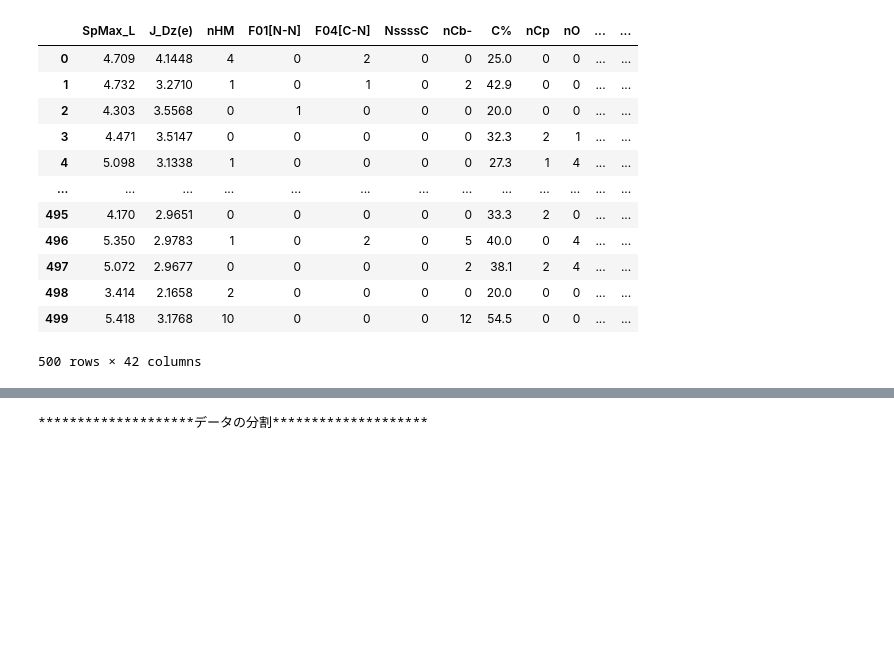
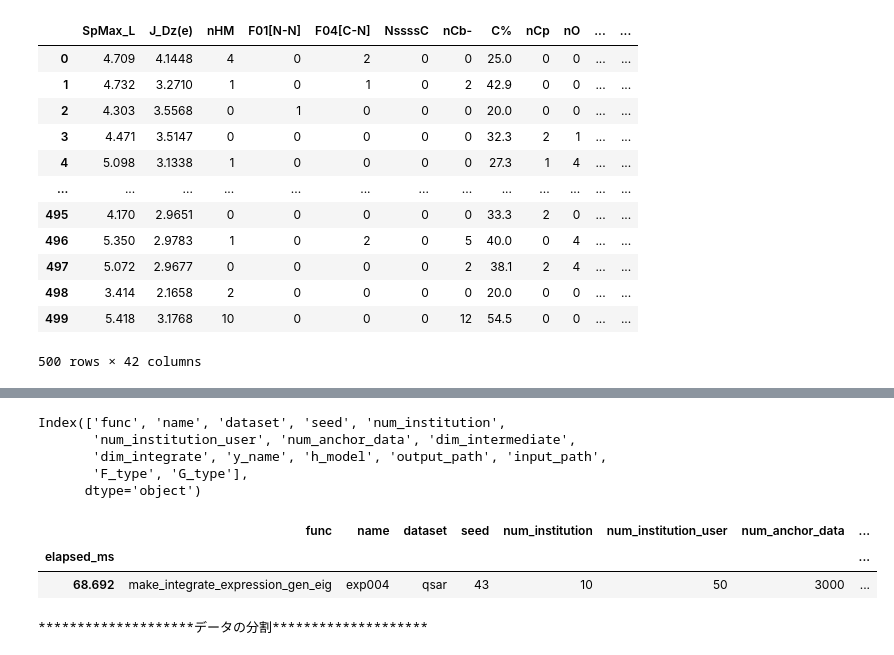
Before and after one commit to takano-lab/data-collaboration-analysis, a Jupyter notebook: src/suetake_debug.ipynb, the cells around one changed output, grey strips where cells are left out. Drawn from its saved outputs; the diff is of its cells as text; code cells hidden in the pictures; blank space fills up the shorter version.

```diff
--- a/src/suetake_debug.ipynb
+++ b/src/suetake_debug.ipynb
@@ -75,3 +99,17 @@ train_df
+# %%
+time_df.columns
+# %% [output]
+Index(['func', 'name', 'dataset', 'seed', 'num_institution',
+       'num_institution_user', 'num_anchor_data', 'dim_intermediate',
+       'dim_integrate', 'y_name', 'h_model', 'output_path', 'input_path',
+       'F_type', 'G_type'],
+      dtype='object')
+# %%
+time_df
+# %% [output]
+|  | func | name | dataset | seed | num_institution | num_institution_user | num_anchor_data | ... |
+| elapsed_ms |  |  |  |  |  |  |  | ... |
+| 68.692 | make_integrate_expression_gen_eig | exp004 | qsar | 43 | 10 | 50 | 3000 | ... |
 # %%
 # インスタンスの生成
 data_collaboration = DataCollaborationAnalysis(config=config, logger=logger, train_df=train_df, test_df=test_df)
```
Also changed, not shown: parts of 2 cells of this notebook, 5 other files.
